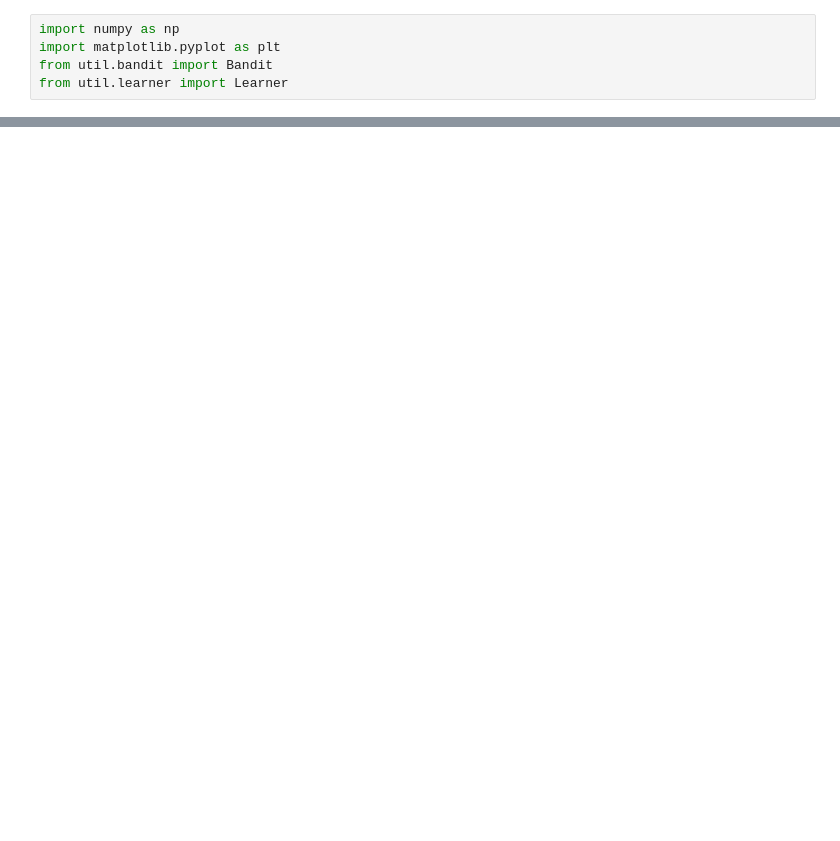
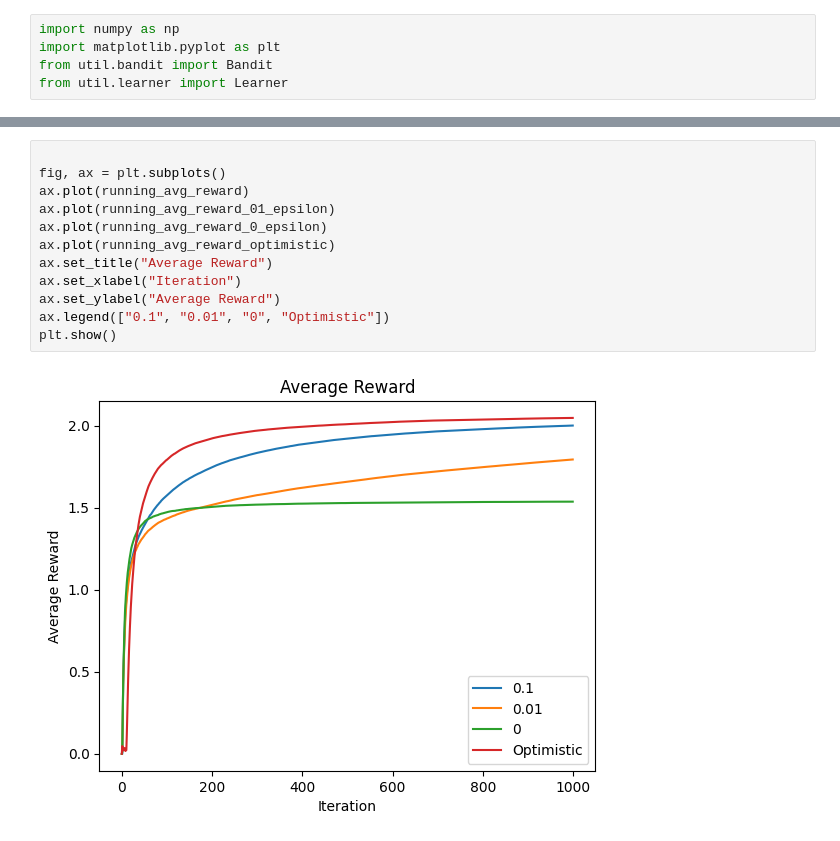
Before and after one commit to colonelcandycorn/reinforcement_learning, a Jupyter notebook: bandit.ipynb, the cells around one changed output, grey strips where cells are left out. Saved outputs shown, nothing was run; the diff lists cells and outputs as text; blank space fills up the shorter version.

```diff
--- a/bandit.ipynb
+++ b/bandit.ipynb
@@ -148,0 +198,14 @@ plt.show()
+# %%
+
+fig, ax = plt.subplots()
+ax.plot(running_avg_reward)
+ax.plot(running_avg_reward_01_epsilon)
+ax.plot(running_avg_reward_0_epsilon)
+ax.plot(running_avg_reward_optimistic)
+ax.set_title("Average Reward")
+ax.set_xlabel("Iteration")
+ax.set_ylabel("Average Reward")
+ax.legend(["0.1", "0.01", "0", "Optimistic"])
+plt.show()
+# %% [output]
+[figure, added]
```
Also changed, not shown: parts of 12 cells of this notebook.
